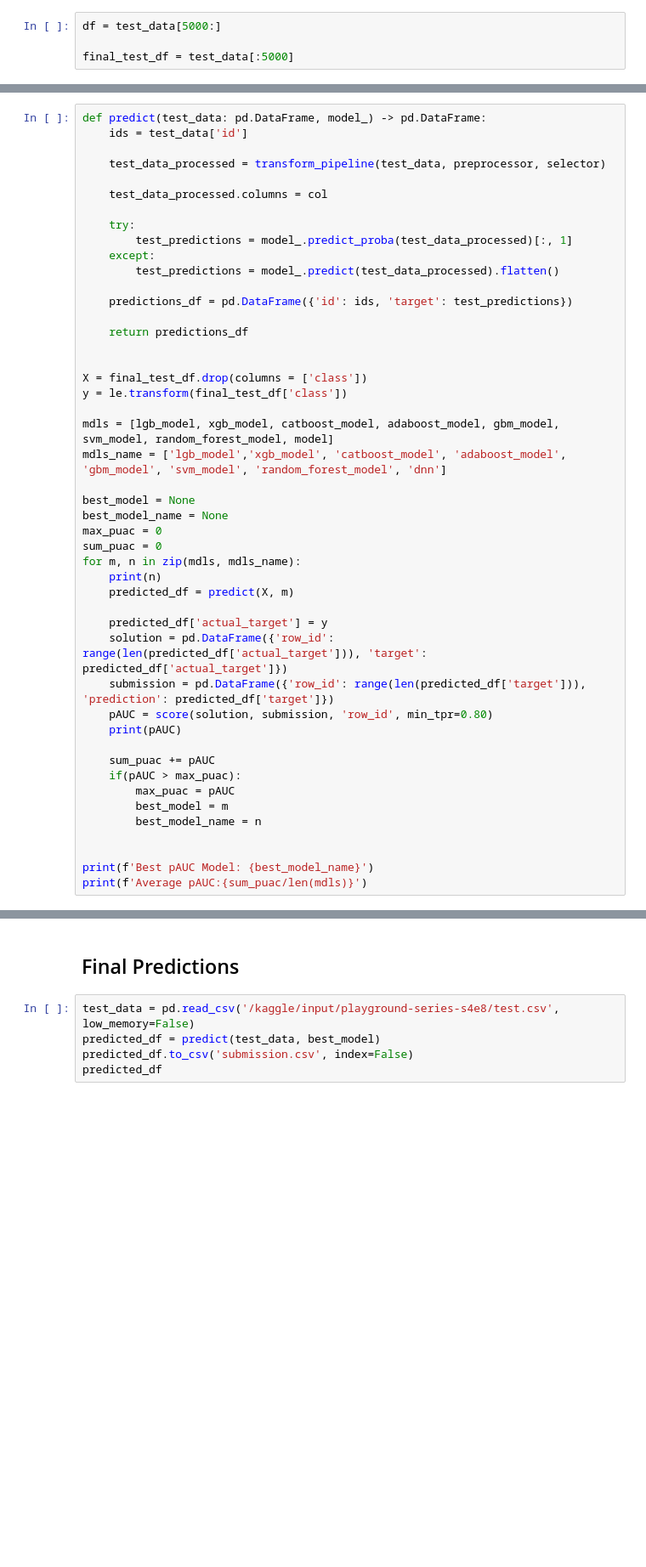
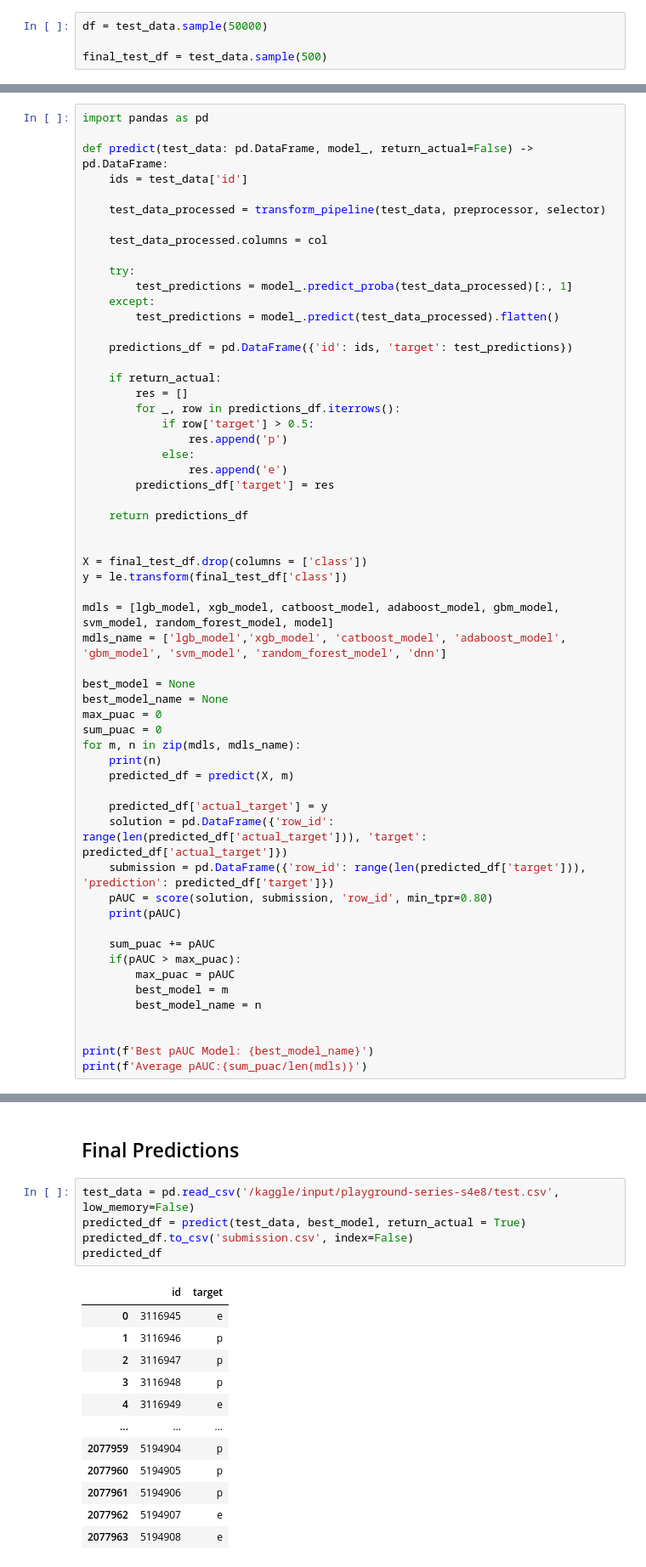
Before and after one commit to ahmedembeddedxx/tasty-mushrooms, a Jupyter notebook: src/notebook.ipynb, the cells around one changed output, grey strips where cells are left out. Shown at 85% size. Cells and saved outputs as stored; diff of their text form; blank space fills up the shorter version.

```diff
--- a/src/notebook.ipynb
+++ b/src/notebook.ipynb
@@ -38,6 +50,6 @@ test_data.head()
 # %%
-df = test_data[5000:]
+df = test_data.sample(50000)
 
-final_test_df = test_data[:5000]
+final_test_df = test_data.sample(500)
 # %%
 df.isnull().sum()
@@ -402,7 +501,9 @@ for ps, conf, cf, md in zip(pAUCscores, confMatrix, cfReport, models):
 # %% [markdown]
 ## Best Model
 # %%
-def predict(test_data: pd.DataFrame, model_) -> pd.DataFrame:
+import pandas as pd
+
+def predict(test_data: pd.DataFrame, model_, return_actual=False) -> pd.DataFrame:
     ids = test_data['id']
 
     test_data_processed = transform_pipeline(test_data, preprocessor, selector)
@@ -415,6 +516,15 @@ def predict(test_data: pd.DataFrame, model_) -> pd.DataFrame:
         test_predictions = model_.predict(test_data_processed).flatten()
 
     predictions_df = pd.DataFrame({'id': ids, 'target': test_predictions})
+
+    if return_actual:
+        res = []
+        for _, row in predictions_df.iterrows():
+            if row['target'] > 0.5:
+                res.append('p')
+            else:
+                res.append('e')
+        predictions_df['target'] = res
 
     return predictions_df
 
@@ -452,6 +582,19 @@ print(f'Average pAUC:{sum_puac/len(mdls)}')
 ## Final Predictions
 # %%
 test_data = pd.read_csv('/kaggle/input/playground-series-s4e8/test.csv', low_memory=False)
-predicted_df = predict(test_data, best_model)
+predicted_df = predict(test_data, best_model, return_actual = True)
 predicted_df.to_csv('submission.csv', index=False)
 predicted_df
+# %% [output]
+|  | id | target |
+| 0 | 3116945 | e |
+| 1 | 3116946 | p |
+| 2 | 3116947 | p |
+| 3 | 3116948 | p |
+| 4 | 3116949 | e |
+| ... | ... | ... |
+| 2077959 | 5194904 | p |
+| 2077960 | 5194905 | p |
+| 2077961 | 5194906 | p |
+| 2077962 | 5194907 | e |
+| 2077963 | 5194908 | e |
```
Also changed, not shown: parts of 12 cells of this notebook, 2 other files.
